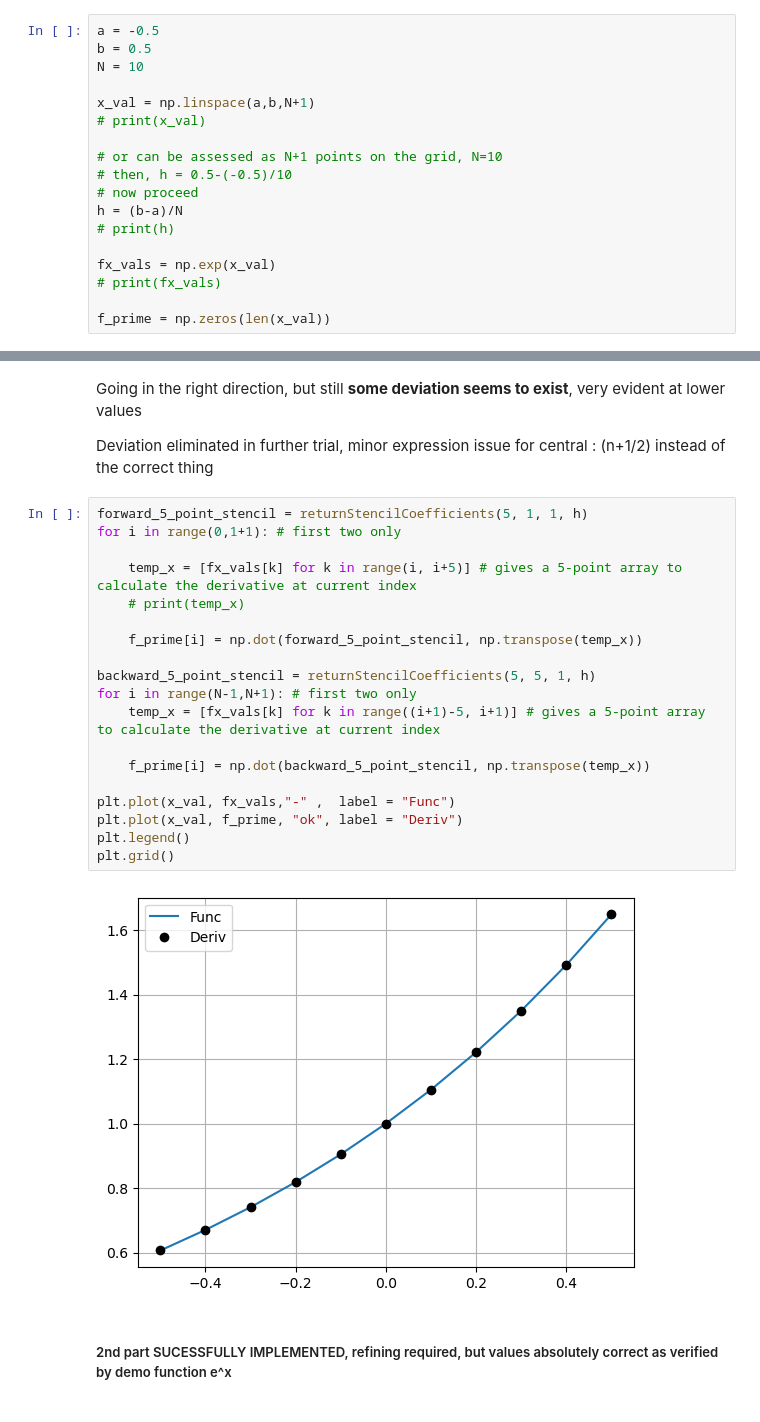
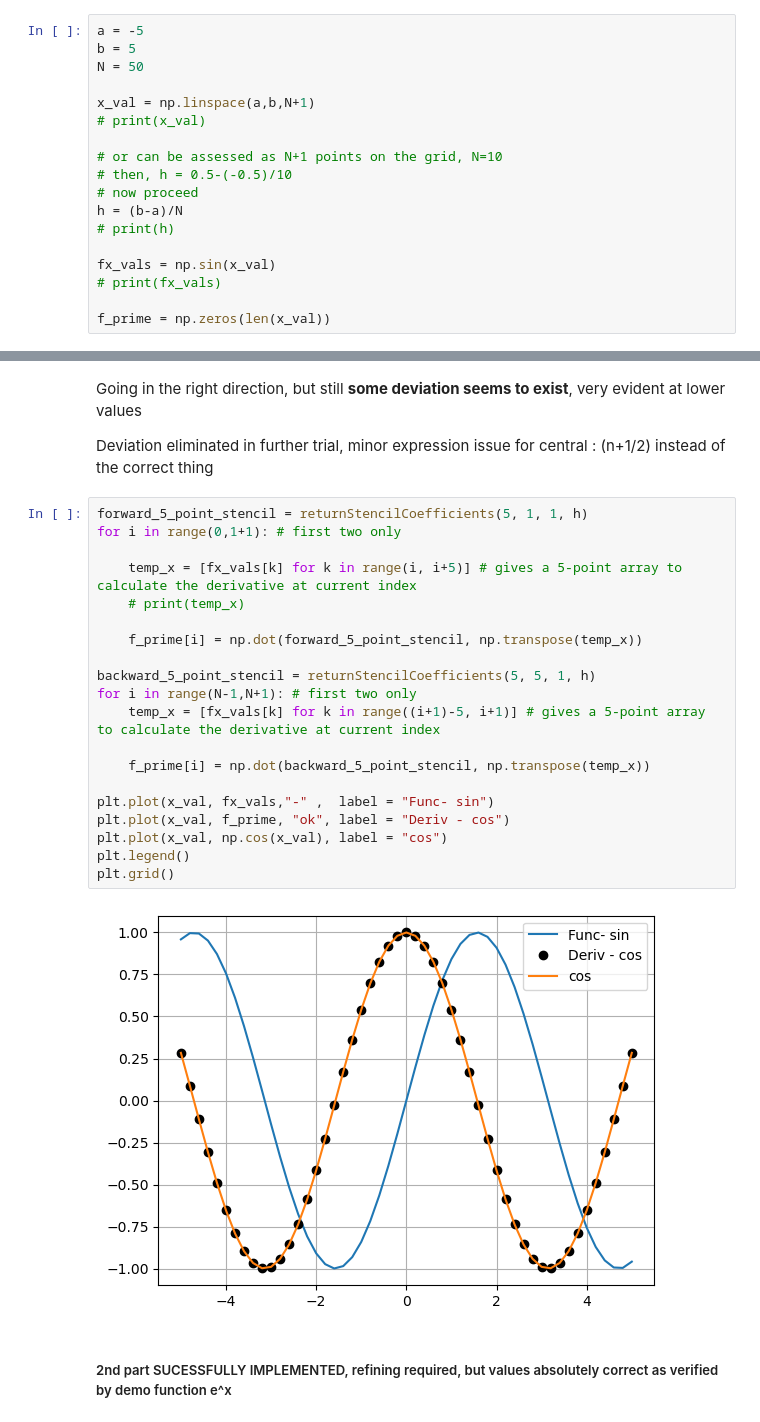
Before and after one commit to SoumyajeetMazumdar/CQMPP, a Jupyter notebook: #3/part1.ipynb, the cells around one changed output, grey strips where cells are left out. Saved outputs shown, nothing was run; the diff lists cells and outputs as text.

```diff
--- a/#3/part1.ipynb
+++ b/#3/part1.ipynb
@@ -82,9 +82,9 @@ Correct derivative functioning established
 # %% [markdown]
 ### Question 2: Creating a generalised approach
 # %%
-a = -0.5
-b = 0.5
-N = 10
+a = -5
+b = 5
+N = 50
 
 x_val = np.linspace(a,b,N+1)
 # print(x_val)
@@ -95,7 +95,7 @@ x_val = np.linspace(a,b,N+1)
 h = (b-a)/N
 # print(h)
 
-fx_vals = np.exp(x_val)
+fx_vals = np.sin(x_val)
 # print(fx_vals)
 
 f_prime = np.zeros(len(x_val))
@@ -133,24 +133,25 @@ Deviation eliminated in further trial, minor expression issue for central : (n+1
 # %%
 forward_5_point_stencil = returnStencilCoefficients(5, 1, 1, h)
 for i in range(0,1+1): # first two only
 
     temp_x = [fx_vals[k] for k in range(i, i+5)] # gives a 5-point array to calculate the derivative at current index
     # print(temp_x)
 
     f_prime[i] = np.dot(forward_5_point_stencil, np.transpose(temp_x))
 
 backward_5_point_stencil = returnStencilCoefficients(5, 5, 1, h)
 for i in range(N-1,N+1): # first two only
     temp_x = [fx_vals[k] for k in range((i+1)-5, i+1)] # gives a 5-point array to calculate the derivative at current index
 
     f_prime[i] = np.dot(backward_5_point_stencil, np.transpose(temp_x))
 
-plt.plot(x_val, fx_vals,"-" ,  label = "Func")
-plt.plot(x_val, f_prime, "ok", label = "Deriv")
+plt.plot(x_val, fx_vals,"-" ,  label = "Func- sin")
+plt.plot(x_val, f_prime, "ok", label = "Deriv - cos")
+plt.plot(x_val, np.cos(x_val), label = "cos")
 plt.legend()
 plt.grid()
 # %% [output]
-[figure, old version]
+[figure, new version]
 # %% [markdown]
 ##### 2nd part SUCESSFULLY IMPLEMENTED, refining required, but values absolutely correct as verified by demo function e^x
 # %% [markdown]
```
Also changed, not shown: parts of 2 cells of this notebook.
